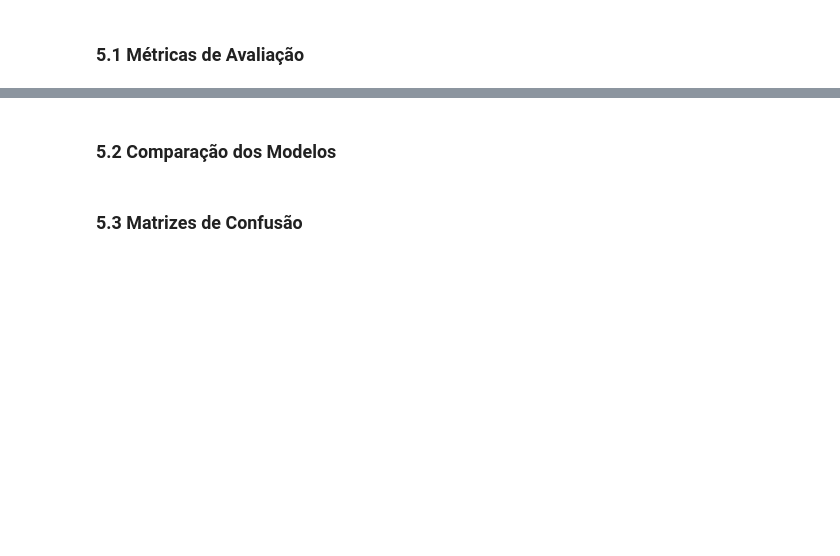
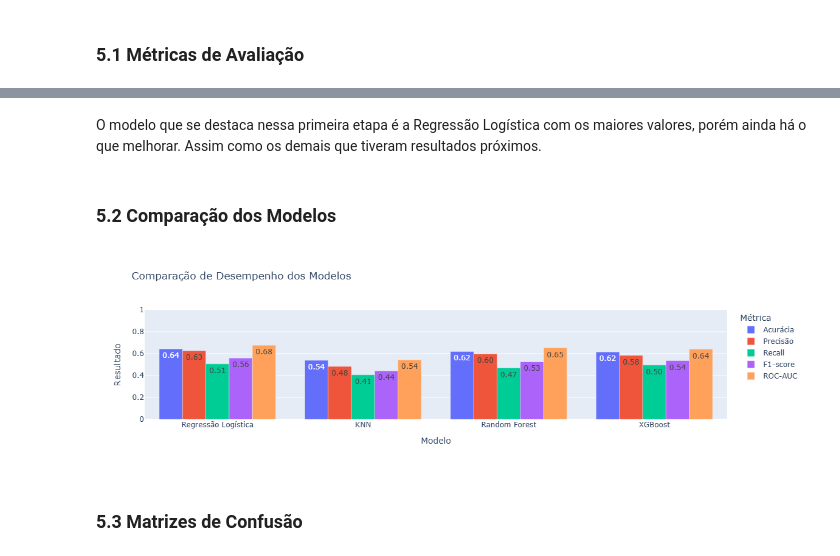
Before and after one commit to elisvw/delivery-delay-prediction, a Jupyter notebook: notebooks/delivery_delay_prediction.ipynb, the cells around one changed output, grey strips where cells are left out. Cells and saved outputs as stored; diff of their text form; code cells hidden in the pictures; blank space fills up the shorter version.

Commit message:
feat: complete model evaluation and optimization

```diff
--- a/notebooks/delivery_delay_prediction.ipynb
+++ b/notebooks/delivery_delay_prediction.ipynb
@@ -704,2 +707,6 @@ array(['onehotencoder__estado_destino_AC',
 # %% [markdown]
 ### 4.2 K-Nearest Neighbors (KNN)
+# %%
+model_knn = KNeighborsClassifier()
+model_knn = train_model(model_knn)
+model_knn
@@ -706,2 +715,9 @@ array(['onehotencoder__estado_destino_AC',
 # %% [markdown]
 ### 4.3 Random Forest
+# %%
+model_rf = RandomForestClassifier(
+    random_state=42
+)
+
+model_rf = train_model(model_rf)
+model_rf
@@ -708,2 +726,10 @@ array(['onehotencoder__estado_destino_AC',
 # %% [markdown]
 ### 4.4 XGBoost
+# %%
+model_xgb = XGBClassifier(
+    random_state=42,
+    eval_metric='logloss'
+)
+
+model_xgb = train_model(model_xgb)
+model_xgb
@@ -714,4 +784,33 @@ array(['onehotencoder__estado_destino_AC',
+# %% [markdown]
+O modelo que se destaca nessa primeira etapa é a Regressão Logística com os maiores valores, porém ainda há o que melhorar. Assim como os demais que tiveram resultados próximos.
 # %% [markdown]
 ### 5.2 Comparação dos Modelos
+# %%
+df_comparacao = df_resultados.melt(
+    id_vars='Modelo',
+    var_name='Métrica',
+    value_name='Resultado'
+)
+
+fig = px.bar(
+    df_comparacao,
+    x='Modelo',
+    y='Resultado',
+    color='Métrica',
+    barmode='group',
+    title='Comparação de Desempenho dos Modelos',
+    text_auto='.2f'
+)
+
+fig.update_layout(
+    yaxis_title='Resultado',
+    xaxis_title='Modelo',
+    yaxis_range=[0, 1],
+    legend_title='Métrica'
+)
+
+fig.show()
+# %% [output]
+[figure, added]
 # %% [markdown]
 ### 5.3 Matrizes de Confusão
```
Also changed, not shown: parts of 63 cells of this notebook, 2 other files.
